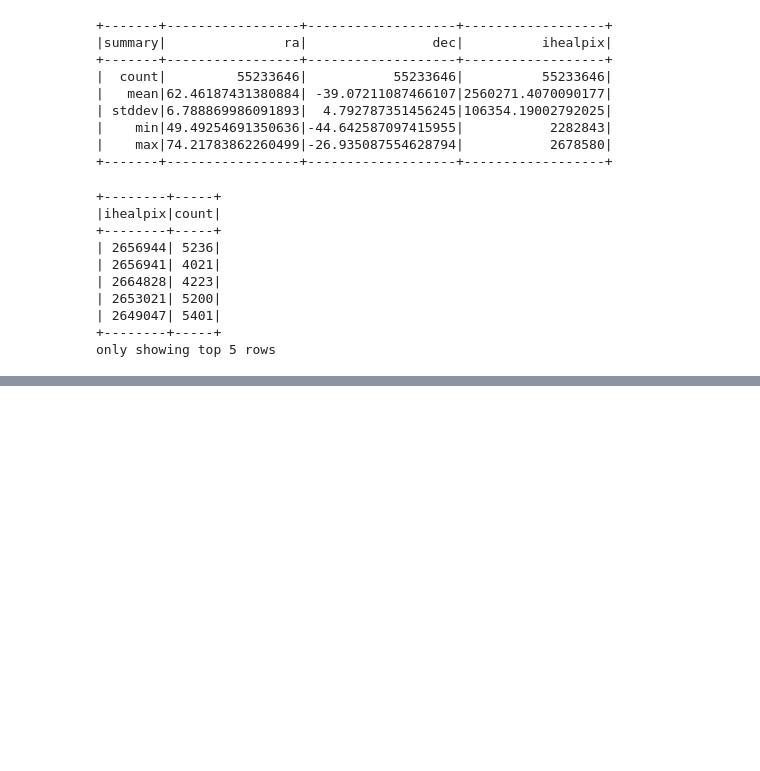
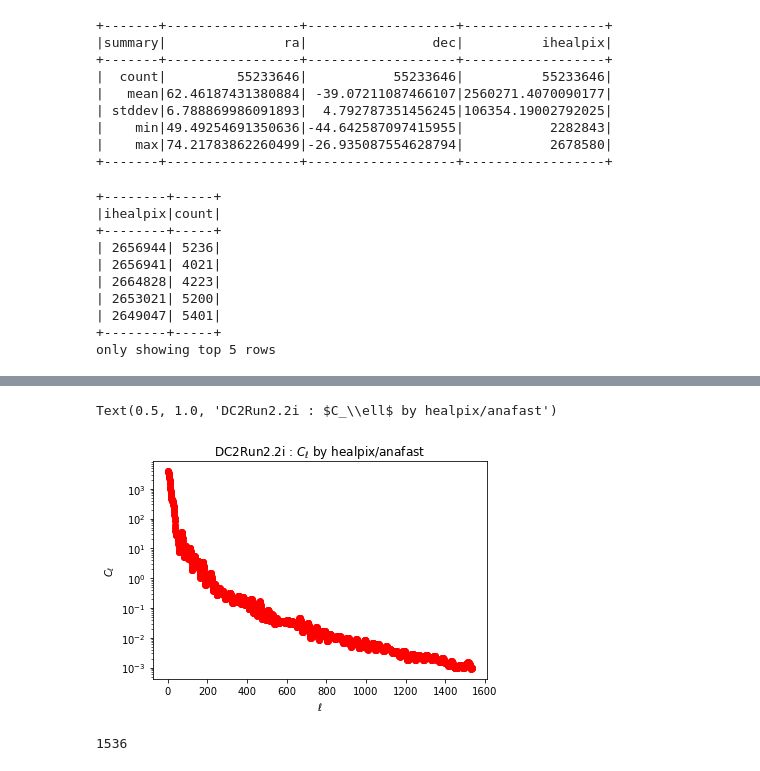
Before and after one commit to sylvielsstfr/MyDC2work, a Jupyter notebook: spark/ComputeClGal_Run2.2i_spark.ipynb, the cells around one changed output, grey strips where cells are left out. Cells and saved outputs as stored; diff of their text form; code cells hidden in the pictures; blank space fills up the shorter version.

```diff
--- a/spark/ComputeClGal_Run2.2i_spark.ipynb
+++ b/spark/ComputeClGal_Run2.2i_spark.ipynb
@@ -292,3 +328,16 @@ hp.graticule(color='white')
 # %%
 cl = hp.anafast(hpMap)
 ell = np.arange(len(cl))
+# %%
+plt.plot(ell,cl,"ro")
+plt.yscale('log')
+plt.xlabel("$\ell$")
+plt.ylabel("$C_\ell$")
+plt.title("{} : $C_\ell$ by healpix/anafast".format("DC2Run2.2i"))
+# %% [output]
+Text(0.5, 1.0, 'DC2Run2.2i : $C_\\ell$ by healpix/anafast')
+[figure, added]
+# %%
+lmax
+# %% [output]
+1536
```
Also changed, not shown: parts of 5 cells of this notebook, 1 other file.
